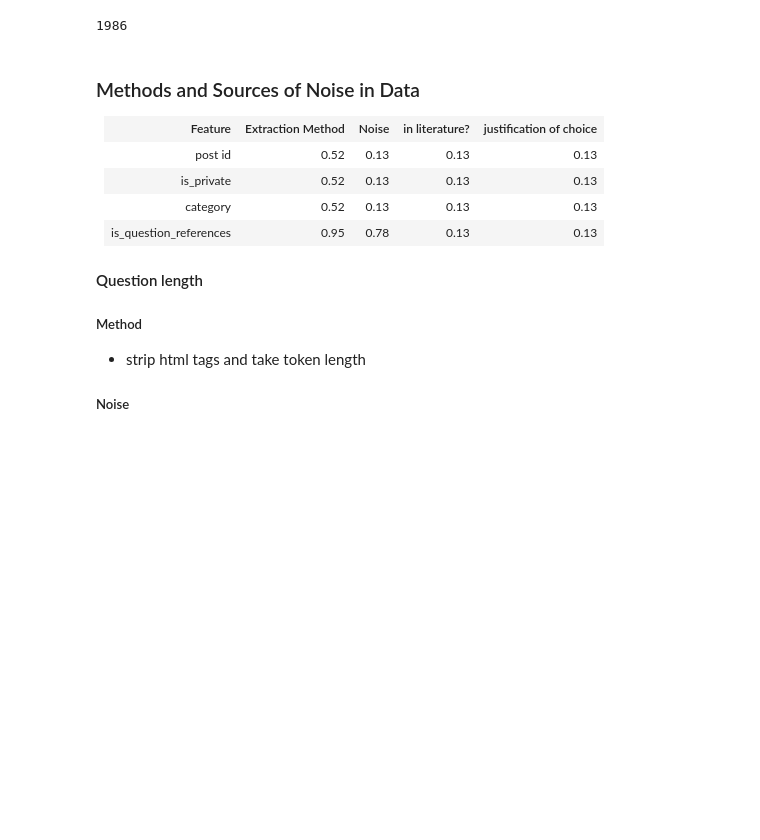
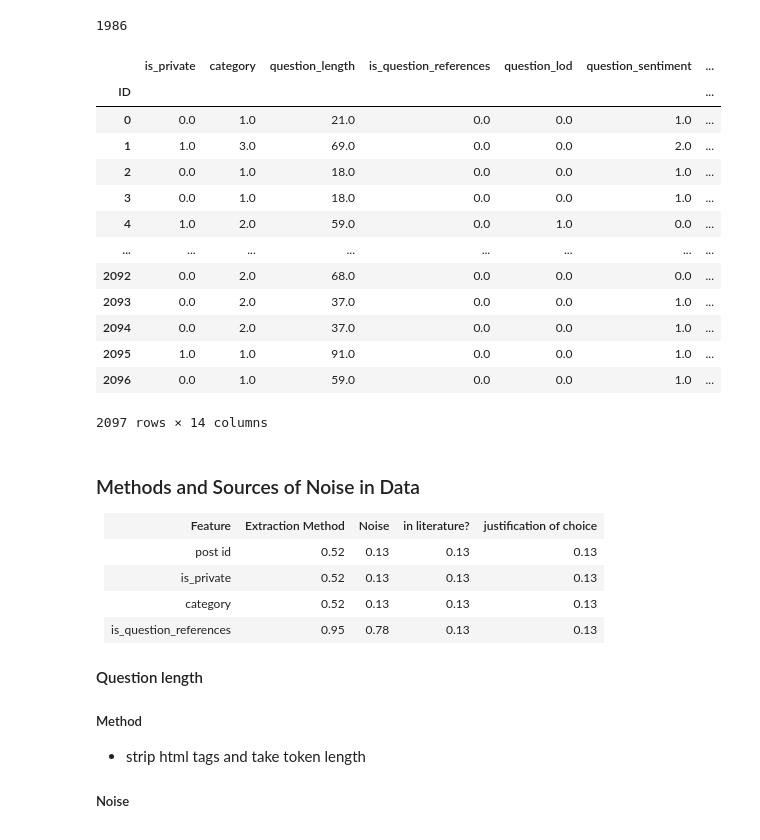
Before and after one commit to PiazzaBot/HelpfulResponses, a Jupyter notebook: data_processing.ipynb, the cells around one changed output. Drawn from its saved outputs; the diff is of its cells as text; code cells hidden in the pictures; blank space fills up the shorter version.

```diff
--- a/data_processing.ipynb
+++ b/data_processing.ipynb
@@ -681,0 +673,23 @@ csc108_fall2021.to_csv('datasets/test.csv')
+# %%
+train = csc108_fall2020
+val = csc108_fall2019
+test = csc108_fall2021
+#train.keys()
+train = train.drop(labels=["post_id", "student_poster_id", "answerer_id"], axis=1)
+val = val.drop(labels=["post_id", "student_poster_id", "answerer_id"], axis=1)
+test = test.drop(labels=["post_id", "student_poster_id", "answerer_id"], axis=1)
+# %% [output]
+|  | is_private | category | question_length | is_question_references | question_lod | question_sentiment | ... |
+| ID |  |  |  |  |  |  | ... |
+| 0 | 0.0 | 1.0 | 21.0 | 0.0 | 0.0 | 1.0 | ... |
+| 1 | 1.0 | 3.0 | 69.0 | 0.0 | 0.0 | 2.0 | ... |
+| 2 | 0.0 | 1.0 | 18.0 | 0.0 | 0.0 | 1.0 | ... |
+| 3 | 0.0 | 1.0 | 18.0 | 0.0 | 0.0 | 1.0 | ... |
+| 4 | 1.0 | 2.0 | 59.0 | 0.0 | 1.0 | 0.0 | ... |
+| ... | ... | ... | ... | ... | ... | ... | ... |
+| 2092 | 0.0 | 2.0 | 68.0 | 0.0 | 0.0 | 0.0 | ... |
+| 2093 | 0.0 | 2.0 | 37.0 | 0.0 | 0.0 | 1.0 | ... |
+| 2094 | 0.0 | 2.0 | 37.0 | 0.0 | 0.0 | 1.0 | ... |
+| 2095 | 1.0 | 1.0 | 91.0 | 0.0 | 0.0 | 1.0 | ... |
+| 2096 | 0.0 | 1.0 | 59.0 | 0.0 | 0.0 | 1.0 | ... |
+2097 rows × 14 columns
```
Also changed, not shown: parts of 2 cells of this notebook.
